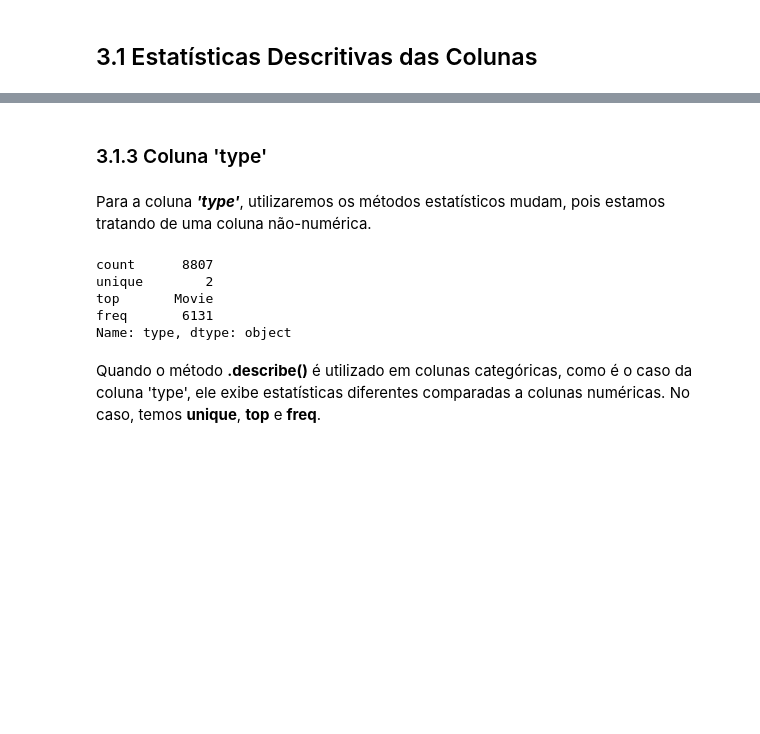
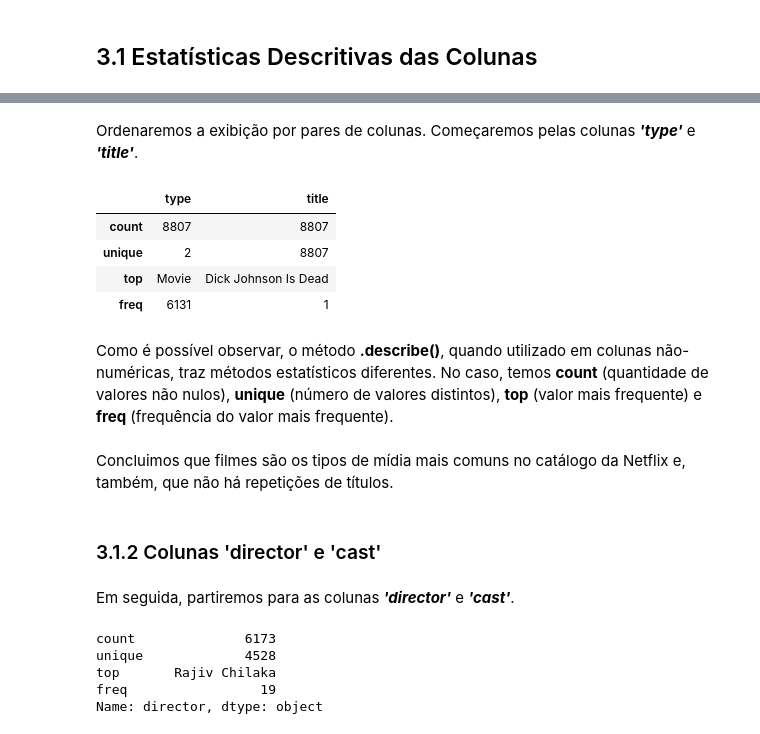
Before and after one commit to mendes078/Projeto_2025.2, a Jupyter notebook: Projeto - 2025.2/main.ipynb, the cells around one changed output, grey strips where cells are left out. Saved outputs shown, nothing was run; the diff lists cells and outputs as text; code cells hidden in the pictures; blank space fills up the shorter version.

Commit message:
5 - continuando a parte de estatísticas
Continuando a parte de Estatísticas Descritivas das Colunas.

```diff
--- a/Projeto - 2025.2/main.ipynb
+++ b/Projeto - 2025.2/main.ipynb
@@ -271,16 +228,30 @@ Timestamp('2019-07-01 00:00:00')
-# %% [markdown]
-### 3.1.3 Coluna 'type'
-# %% [markdown]
-Para a coluna **_'type'_**, utilizaremos os métodos estatísticos mudam, pois estamos tratando de uma coluna não-numérica.
-# %%
-# Explorando estatisticamente a coluna 'type':
-
-df['type'].describe()
-# %% [output]
-count      8807
-unique        2
-top       Movie
-freq       6131
-Name: type, dtype: object
-# %% [markdown]
-Quando o método **.describe()** é utilizado em colunas categóricas, como é o caso da coluna 'type', ele exibe estatísticas diferentes comparadas a colunas numéricas. No caso, temos **unique**, **top** e **freq**.
+# %% [markdown]
+Ordenaremos a exibição por pares de colunas. Começaremos pelas colunas **_'type'_** e **_'title'_**.
+# %%
+# Explorando estatisticamente as colunas 'type' e 'title':
+
+df[['type', 'title']].describe()
+# %% [output]
+|  | type | title |
+| count | 8807 | 8807 |
+| unique | 2 | 8807 |
+| top | Movie | Dick Johnson Is Dead |
+| freq | 6131 | 1 |
+# %% [markdown]
+Como é possível observar, o método **.describe()**, quando utilizado em colunas não-numéricas, traz métodos estatísticos diferentes. No caso, temos **count** (quantidade de valores não nulos), **unique** (número de valores distintos), **top** (valor mais frequente) e **freq** (frequência do valor mais frequente).
+# %% [markdown]
+Concluimos que filmes são os tipos de mídia mais comuns no catálogo da Netflix e, também, que não há repetições de títulos.
+# %% [markdown]
+### 3.1.2 Colunas 'director' e 'cast'
+# %% [markdown]
+Em seguida, partiremos para as colunas **_'director'_** e **_'cast'_**.
+# %%
+# Explorando estatisticamente a coluna 'director':
+
+df['director'][df['director'] != "Unknown"].describe()
+# %% [output]
+count              6173
+unique             4528
+top       Rajiv Chilaka
+freq                 19
+Name: director, dtype: object
```
Also changed, not shown: parts of 18 cells of this notebook.
